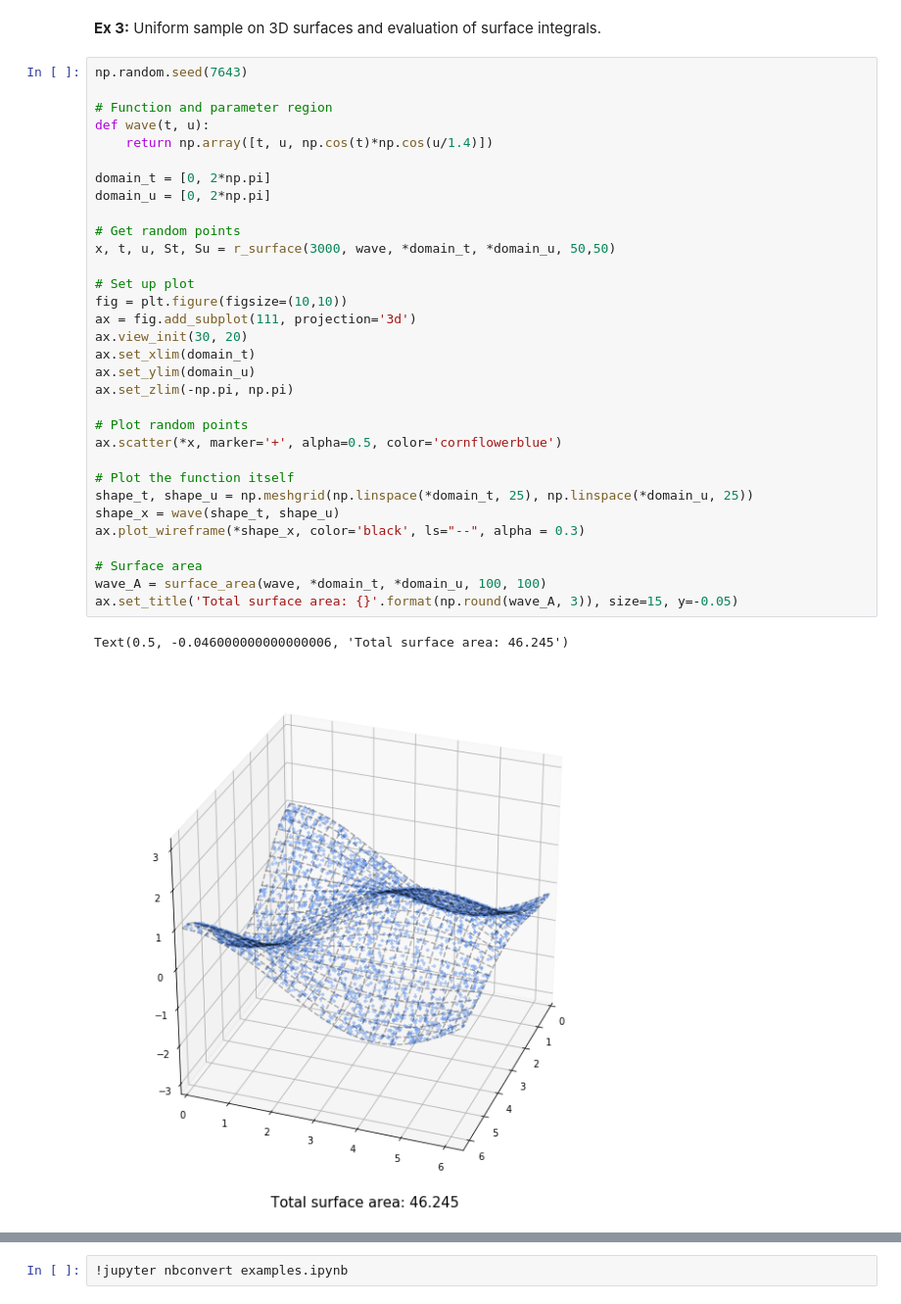
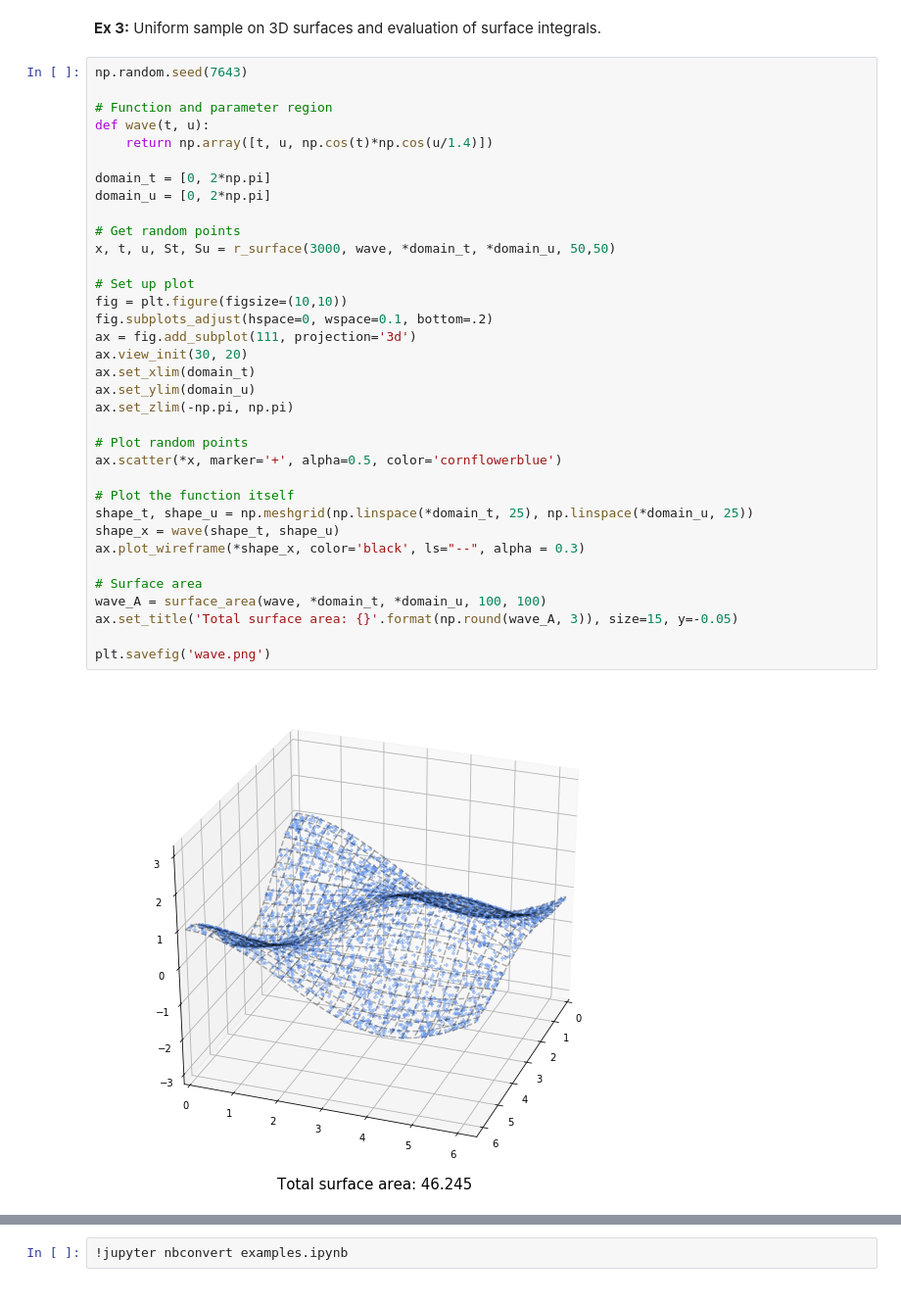
Before and after one commit to maxkapur/param_tools, a Jupyter notebook: examples.ipynb, the cells around one changed output, grey strips where cells are left out. Shown at 98% size. Drawn from its saved outputs; the diff is of its cells as text.

```diff
--- a/examples.ipynb
+++ b/examples.ipynb
@@ -73,35 +74,37 @@ np.random.seed(7643)
 # Function and parameter region
 def wave(t, u):
     return np.array([t, u, np.cos(t)*np.cos(u/1.4)])
 
 domain_t = [0, 2*np.pi]
 domain_u = [0, 2*np.pi]
 
 # Get random points
 x, t, u, St, Su = r_surface(3000, wave, *domain_t, *domain_u, 50,50)
 
 # Set up plot
 fig = plt.figure(figsize=(10,10))
+fig.subplots_adjust(hspace=0, wspace=0.1, bottom=.2)
 ax = fig.add_subplot(111, projection='3d')
 ax.view_init(30, 20)
 ax.set_xlim(domain_t)
 ax.set_ylim(domain_u)
 ax.set_zlim(-np.pi, np.pi)
 
 # Plot random points
 ax.scatter(*x, marker='+', alpha=0.5, color='cornflowerblue')
 
 # Plot the function itself
 shape_t, shape_u = np.meshgrid(np.linspace(*domain_t, 25), np.linspace(*domain_u, 25))
 shape_x = wave(shape_t, shape_u)
 ax.plot_wireframe(*shape_x, color='black', ls="--", alpha = 0.3)
 
 # Surface area
 wave_A = surface_area(wave, *domain_t, *domain_u, 100, 100)
 ax.set_title('Total surface area: {}'.format(np.round(wave_A, 3)), size=15, y=-0.05)
+
+plt.savefig('wave.png')
 # %% [output]
-Text(0.5, -0.046000000000000006, 'Total surface area: 46.245')
-[figure, old version]
+[figure, new version]
 # %%
 # Function and parameter region
 def ellipsoid(t, u, a=6, b=4, c=8):
```
Also changed, not shown: parts of 2 cells of this notebook, 4 other files.
